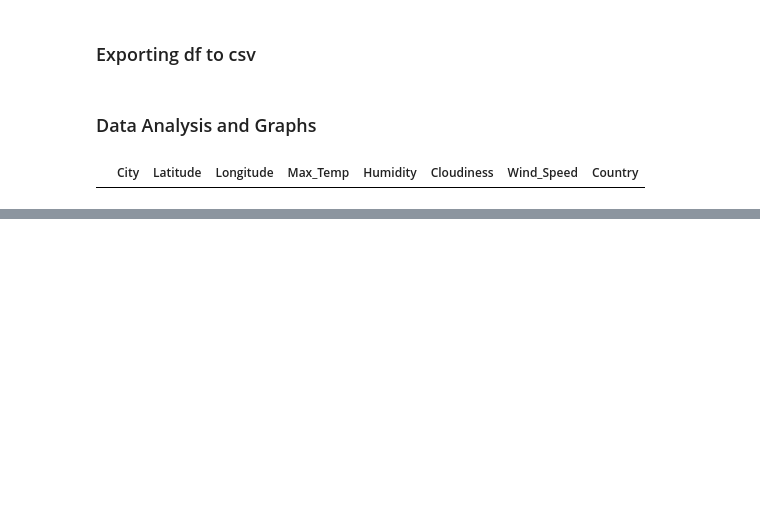
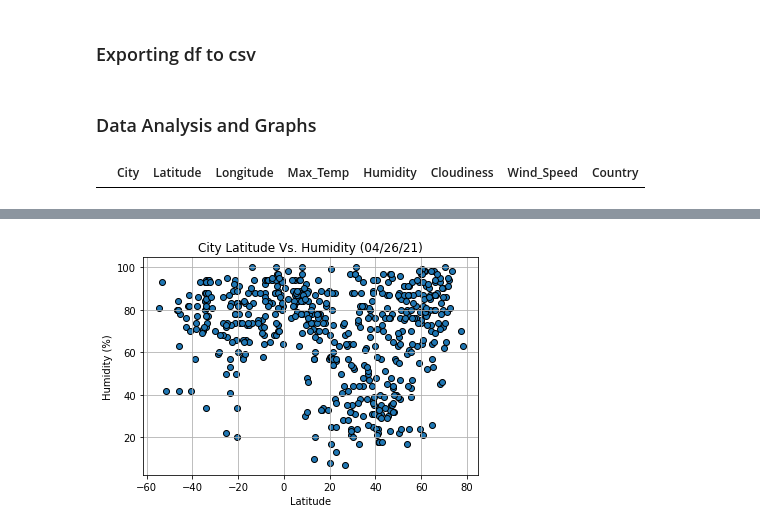
Before and after one commit to JAlvarado23A/weather_api_project, a Jupyter notebook: weatherPy/weatherPy.ipynb, the cells around one changed output, grey strips where cells are left out. Cells and saved outputs as stored; diff of their text form; code cells hidden in the pictures; blank space fills up the shorter version.

```diff
--- a/weatherPy/weatherPy.ipynb
+++ b/weatherPy/weatherPy.ipynb
@@ -142,2 +142,12 @@ plt.show()
 # %%
 # This gives us all the max temperature readings (in celsius) of the cities in our data set by latitude coordinates
+# %%
+# Scatter for latitude Vs Humidity
+plt.scatter(weather_df['Latitude'], weather_df['Humidity'], edgecolor='black')
+plt.title("City Latitude Vs. Humidity (04/26/21)")
+plt.xlabel("Latitude")
+plt.ylabel("Humidity (%)")
+plt.grid()
+plt.show()
+# %% [output]
+[figure, added]
```
Also changed, not shown: parts of 12 cells of this notebook, 1 other file.
